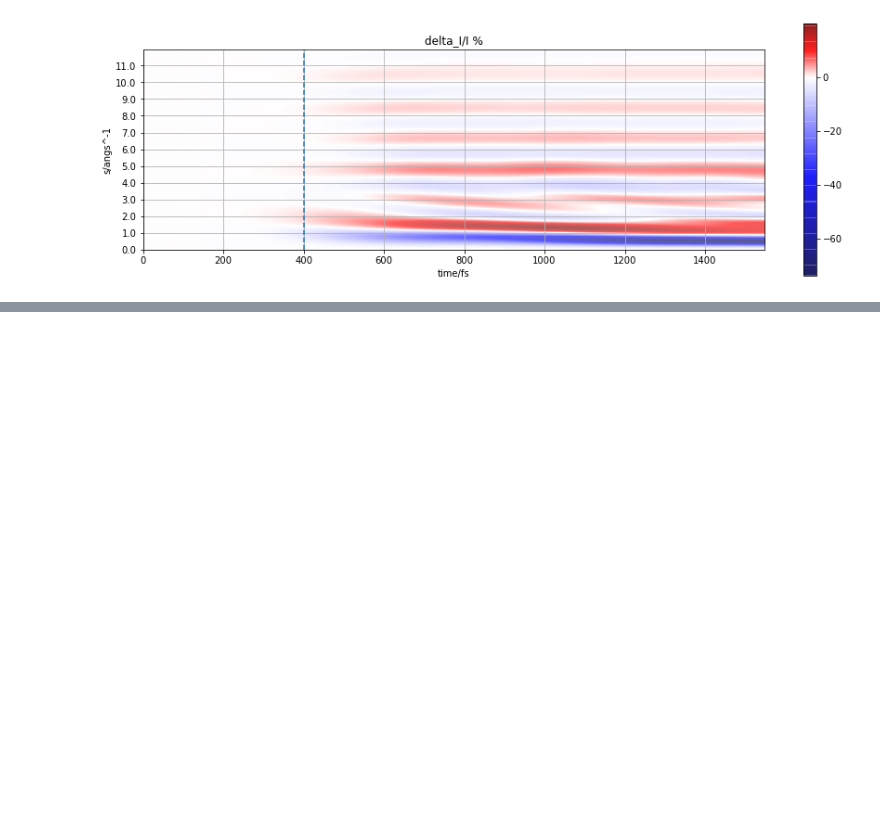
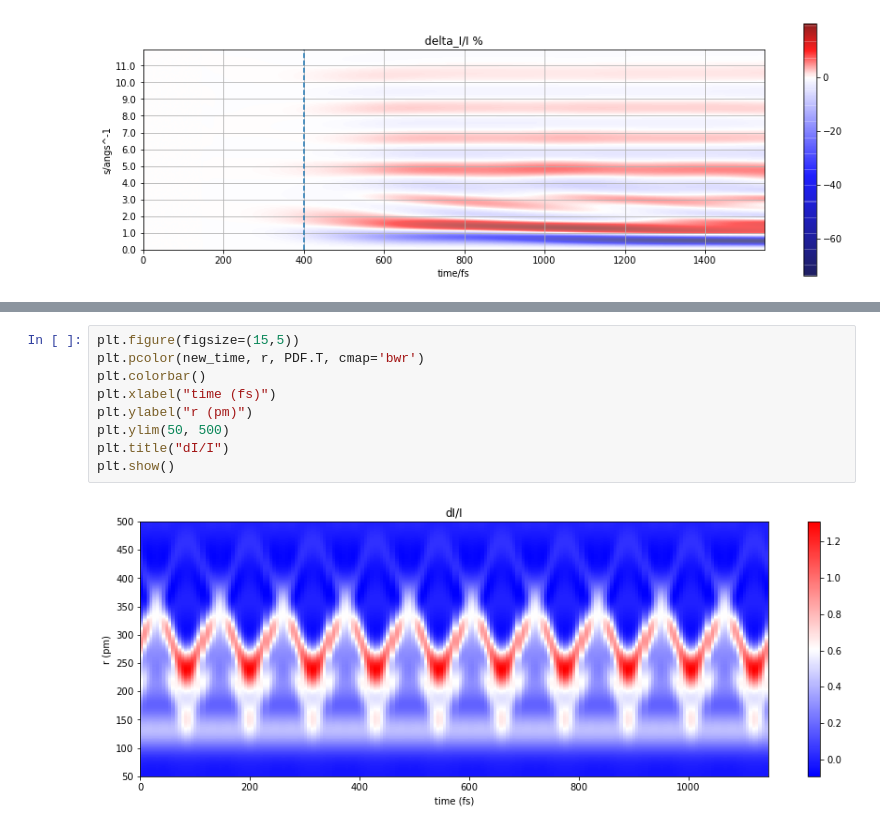
Before and after one commit to lheald2/gued, a Jupyter notebook: Gas_Phase_script_IAM_simu.ipynb, the cells around one changed output, grey strips where cells are left out. Drawn from its saved outputs; the diff is of its cells as text; blank space fills up the shorter version.

```diff
--- a/Gas_Phase_script_IAM_simu.ipynb
+++ b/Gas_Phase_script_IAM_simu.ipynb
@@ -1299,0 +1305,11 @@ IndexError: index 4 is out of bounds for axis 1 with size 4
+# %%
+plt.figure(figsize=(15,5))
+plt.pcolor(new_time, r, PDF.T, cmap='bwr')
+plt.colorbar()
+plt.xlabel("time (fs)")
+plt.ylabel("r (pm)")
+plt.ylim(50, 500)
+plt.title("dI/I")
+plt.show()
+# %% [output]
+[figure, added]
```
Also changed, not shown: parts of 7 cells of this notebook, 1 other file.
